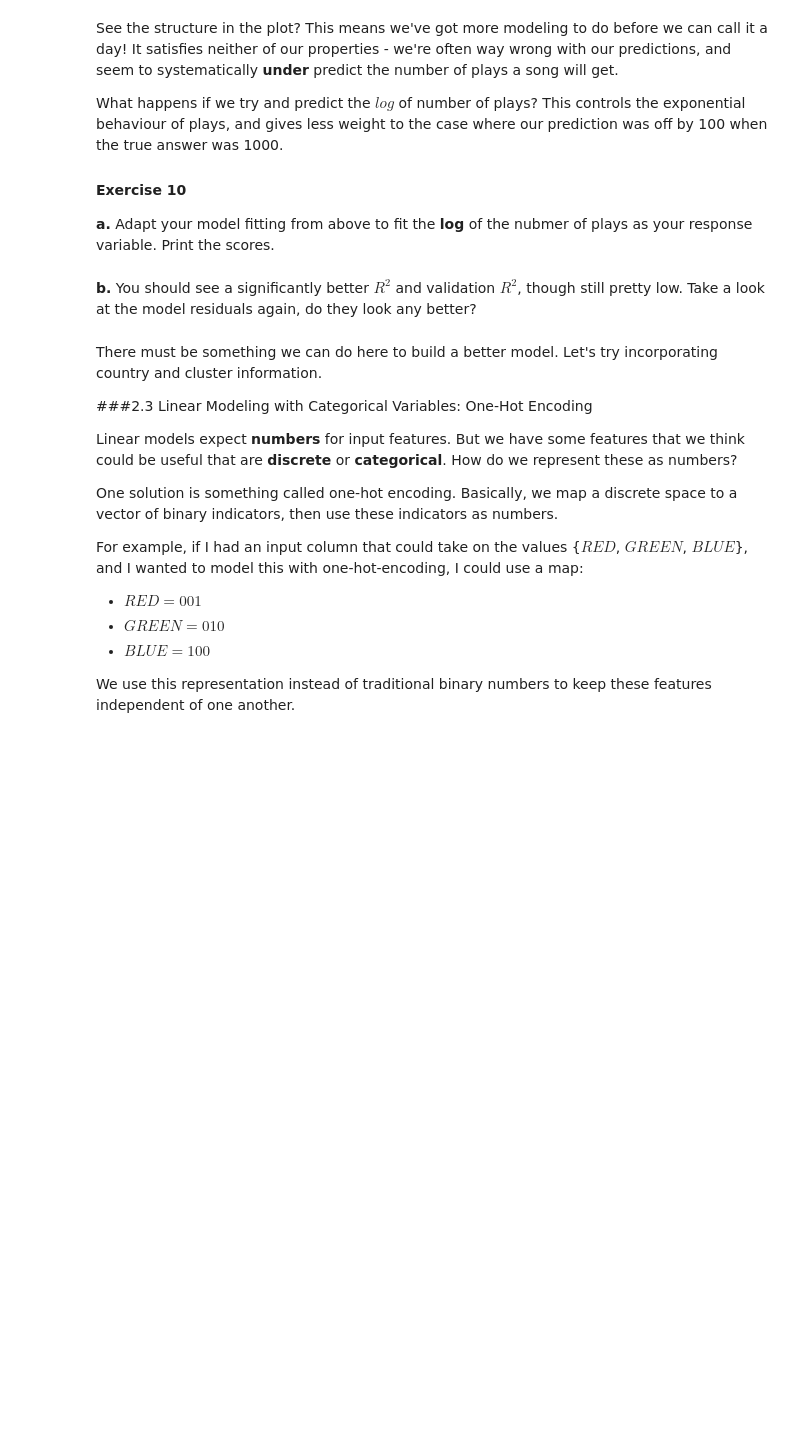
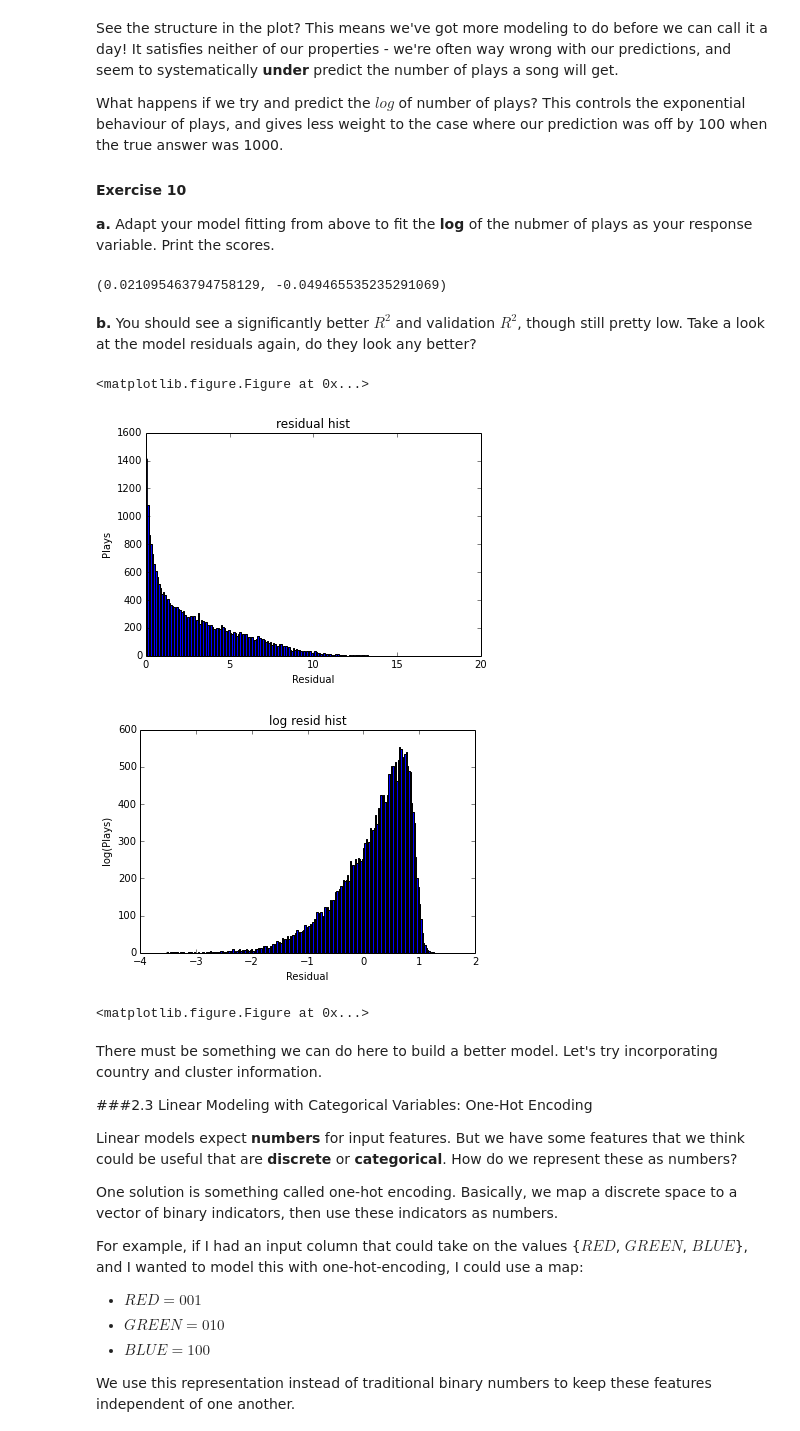
Before and after one commit to tristantao/cs194, a Jupyter notebook: hw2/HW2.ipynb, the cells around one changed output. Cells and saved outputs as stored; diff of their text form; code cells hidden in the pictures; blank space fills up the shorter version.

```diff
--- a/hw2/HW2.ipynb
+++ b/hw2/HW2.ipynb
@@ -640,2 +756,11 @@ from sklearn import linear_model
+# %%
+from sklearn import linear_model
+log_train_response = log(train_basic_response)
+
+log_validation_response = log(validation_basic_response)
+
+print fit_model_and_score(train_basic_features, log_train_response, validation_basic_features, log_validation_response)
+# %% [output]
+(0.021095463794758129, -0.049465535235291069)
 # %% [markdown]
 **b.** You should see a significantly better $R^2$ and validation $R^2$, though still pretty low. Take a look at the model residuals again, do they look any better?
@@ -644,3 +767,35 @@ from sklearn import linear_model
+# %%
+log_model = fit_model(train_basic_features, log_train_response)
+
+log_model_resid = residuals(validation_basic_features, log_validation_response, log_model)
+
+unlog_resid = 10 ** log_model_resid #re-exponenting the residuals.
+
+#print log_model_resid.head()
+#print unlog_resid.head()
+
+pylab.xlabel("Residual")
+pylab.ylabel("Plays")
+pylab.title("residual hist")
+
+n, bins, patches = pylab.hist(unlog_resid.values, bins=200, label='residual hist')
+pylab.figure()
+
+pylab.xlabel("Residual")
+pylab.ylabel("log(Plays)")
+pylab.title("log resid hist")
+n, bins, patches = pylab.hist(log_model_resid.values, bins=200, label='log residual hist')
+pylab.figure()
+
+#TODO Plot residuals of your log model. Note - we want to see these on a "plays" scale, not a "log(plays)" scale!
+
+# The residual plot seems to be better than the model without log(). Though the re-exponentialized residual doesn't offer negative
+# Inspecting the original log resid, we see that the result is still better.
+# %% [output]
+<matplotlib.figure.Figure at 0x...>
+[figure, added]
+[figure, added]
+<matplotlib.figure.Figure at 0x...>
 # %% [markdown]
 There must be something we can do here to build a better model. Let's try incorporating country and cluster information.
 
```
Also changed, not shown: parts of 41 cells of this notebook.
